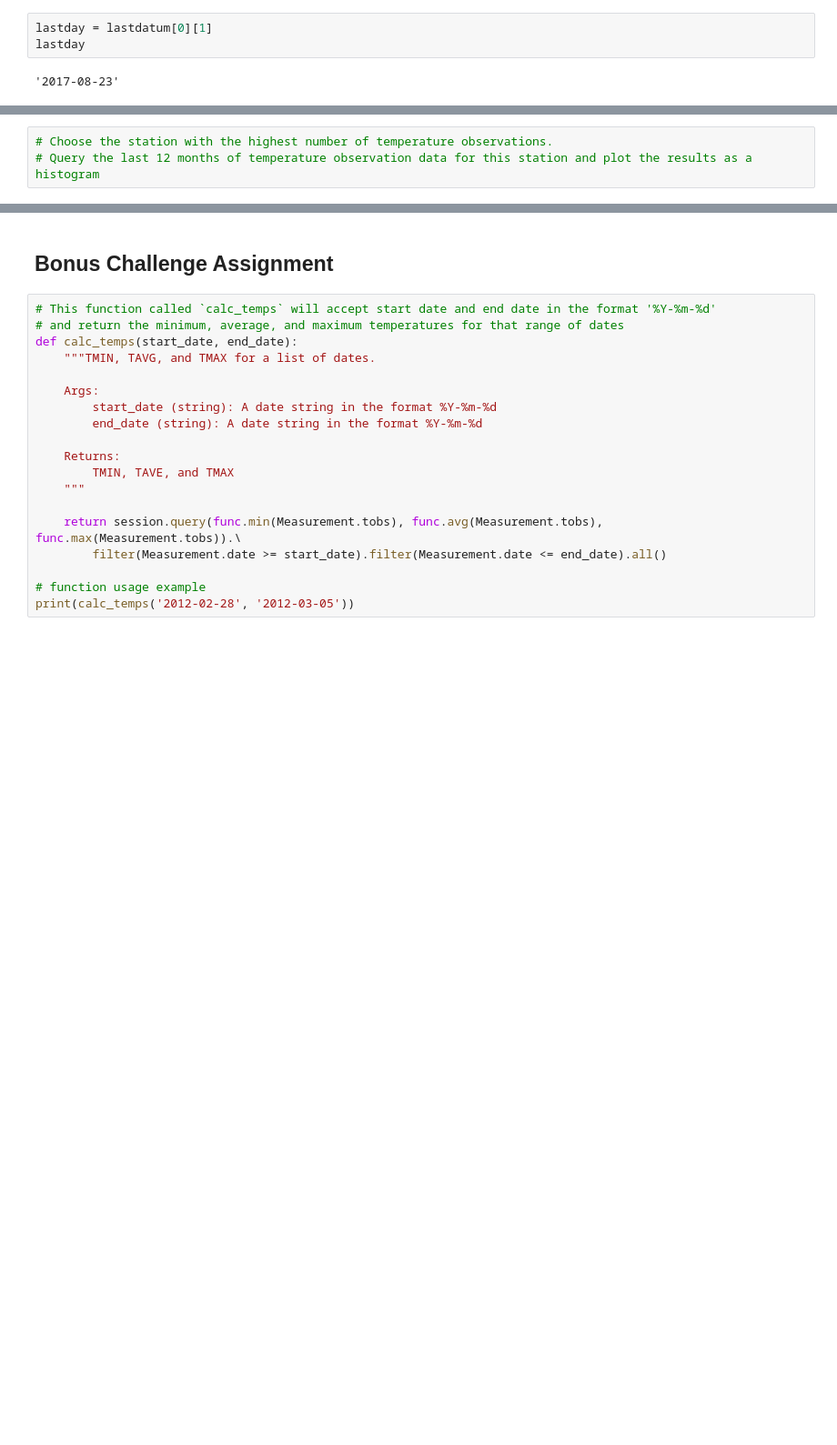
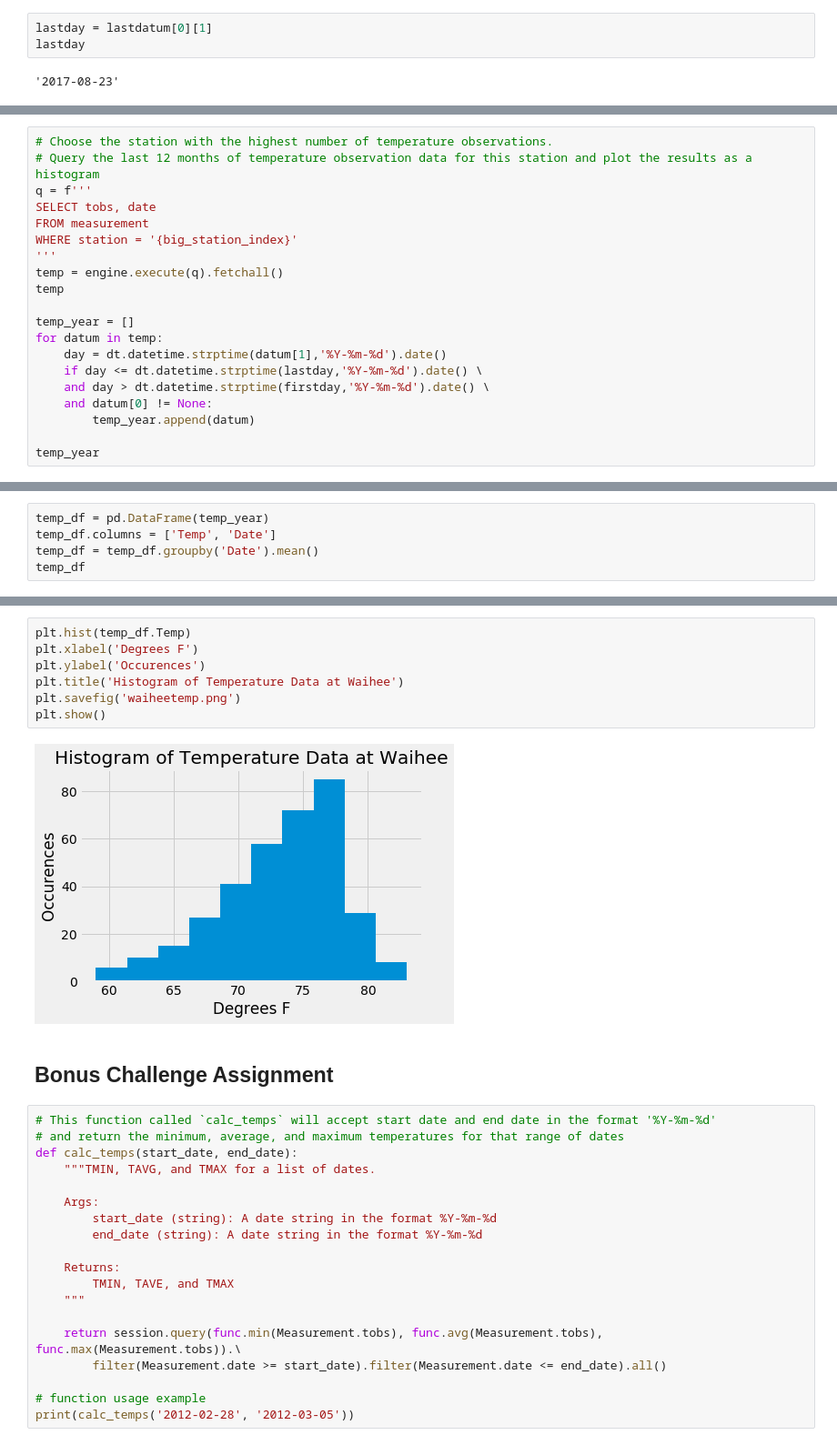
Before and after one commit to brainmagmo/sqlalchemy-challenge, a Jupyter notebook: climate_starter.ipynb, the cells around one changed output, grey strips where cells are left out. Shown at 91% size. Drawn from its saved outputs; the diff is of its cells as text; blank space fills up the shorter version.

```diff
--- a/climate_starter.ipynb
+++ b/climate_starter.ipynb
@@ -160,3 +306,20 @@ datetime.date(2016, 8, 23)
 # %%
 # Choose the station with the highest number of temperature observations.
 # Query the last 12 months of temperature observation data for this station and plot the results as a histogram
+q = f'''
+SELECT tobs, date
+FROM measurement
+WHERE station = '{big_station_index}'
+'''
+temp = engine.execute(q).fetchall()
+temp
+
+temp_year = []
+for datum in temp:
+    day = dt.datetime.strptime(datum[1],'%Y-%m-%d').date()
+    if day <= dt.datetime.strptime(lastday,'%Y-%m-%d').date() \
+    and day > dt.datetime.strptime(firstday,'%Y-%m-%d').date() \
+    and datum[0] != None:
+        temp_year.append(datum)
+
+temp_year
@@ -162,0 +344,5 @@ datetime.date(2016, 8, 23)
+# %%
+temp_df = pd.DataFrame(temp_year)
+temp_df.columns = ['Temp', 'Date']
+temp_df = temp_df.groupby('Date').mean()
+temp_df
@@ -163,3 +364,12 @@ datetime.date(2016, 8, 23)
+# %%
+plt.hist(temp_df.Temp)
+plt.xlabel('Degrees F')
+plt.ylabel('Occurences')
+plt.title('Histogram of Temperature Data at Waihee')
+plt.savefig('waiheetemp.png')
+plt.show()
+# %% [output]
+[figure, added]
 # %% [markdown]
 ## Bonus Challenge Assignment
 # %%
```
Also changed, not shown: parts of 23 cells of this notebook, 2 other files.
